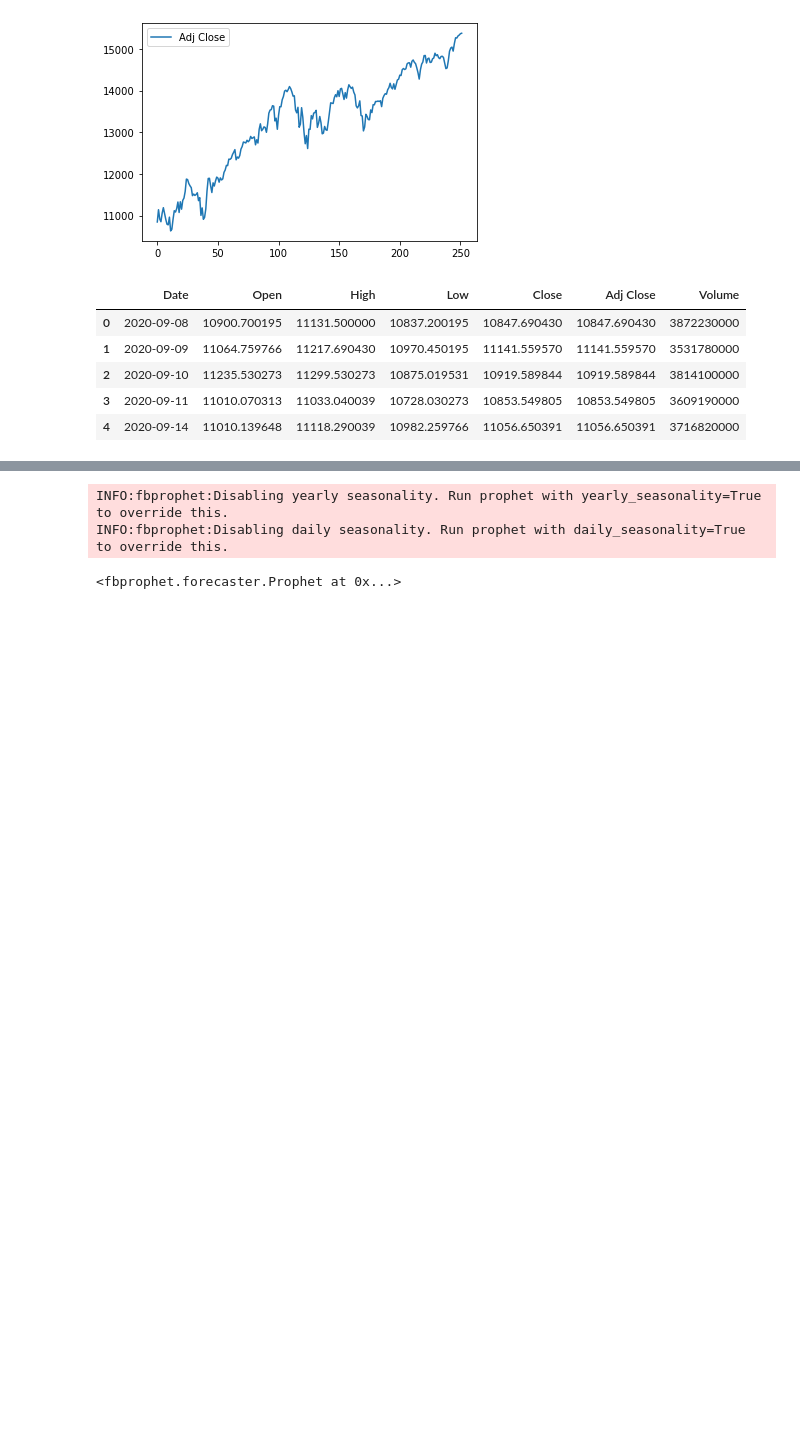
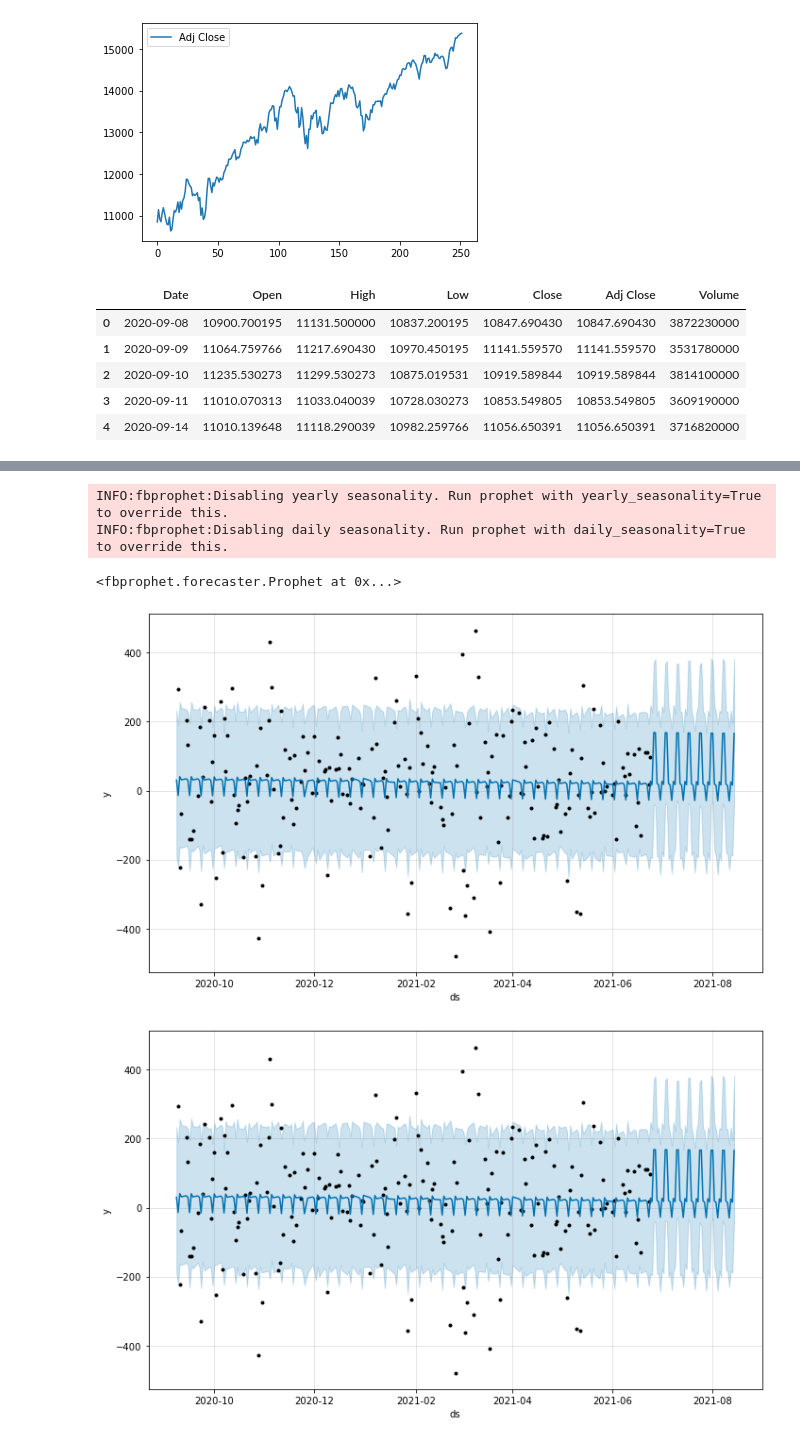
Before and after one commit to irishuangs/Fall-2021-ARIMA, a Jupyter notebook: FB sample code.ipynb, the cells around one changed output, grey strips where cells are left out. Cells and saved outputs as stored; diff of their text form; code cells hidden in the pictures; blank space fills up the shorter version.

```diff
--- a/FB sample code.ipynb
+++ b/FB sample code.ipynb
@@ -48,12 +80,16 @@ df.head()
 # %%
-dfAdjClose = df[['Date', 'Adj Close']]
+model = fbprophet.Prophet()
+model.fit(df_train)
+# %% [output]
+INFO:fbprophet:Disabling yearly seasonality. Run prophet with yearly_seasonality=True to override this.
+INFO:fbprophet:Disabling daily seasonality. Run prophet with daily_seasonality=True to override this.
+<fbprophet.forecaster.Prophet at 0x...>
-# %%
-dfAdjClose.columns = ['ds', 'y']
-# define the model
-model = fbprophet.Prophet()
-# fit the model
-model.fit(dfAdjClose)
-# %% [output]
-INFO:fbprophet:Disabling yearly seasonality. Run prophet with yearly_seasonality=True to override this.
-INFO:fbprophet:Disabling daily seasonality. Run prophet with daily_seasonality=True to override this.
-<fbprophet.forecaster.Prophet at 0x...>
+# %%
+future_dates = model.make_future_dataframe(periods=len(df)-len(df_train))
+# %%
+prediction = model.predict(future_dates)
+# %%
+model.plot(prediction)
+# %% [output]
+[figure, added]
+[figure, added]
```
Also changed, not shown: parts of 7 cells of this notebook, 25 other files.
